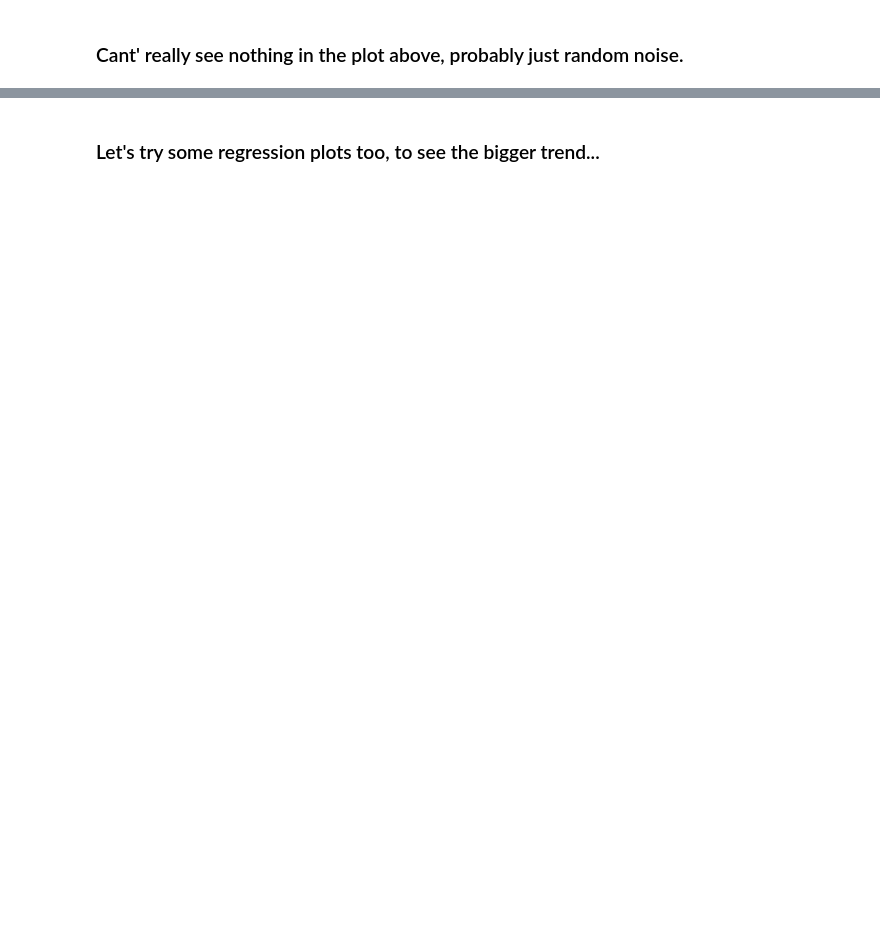
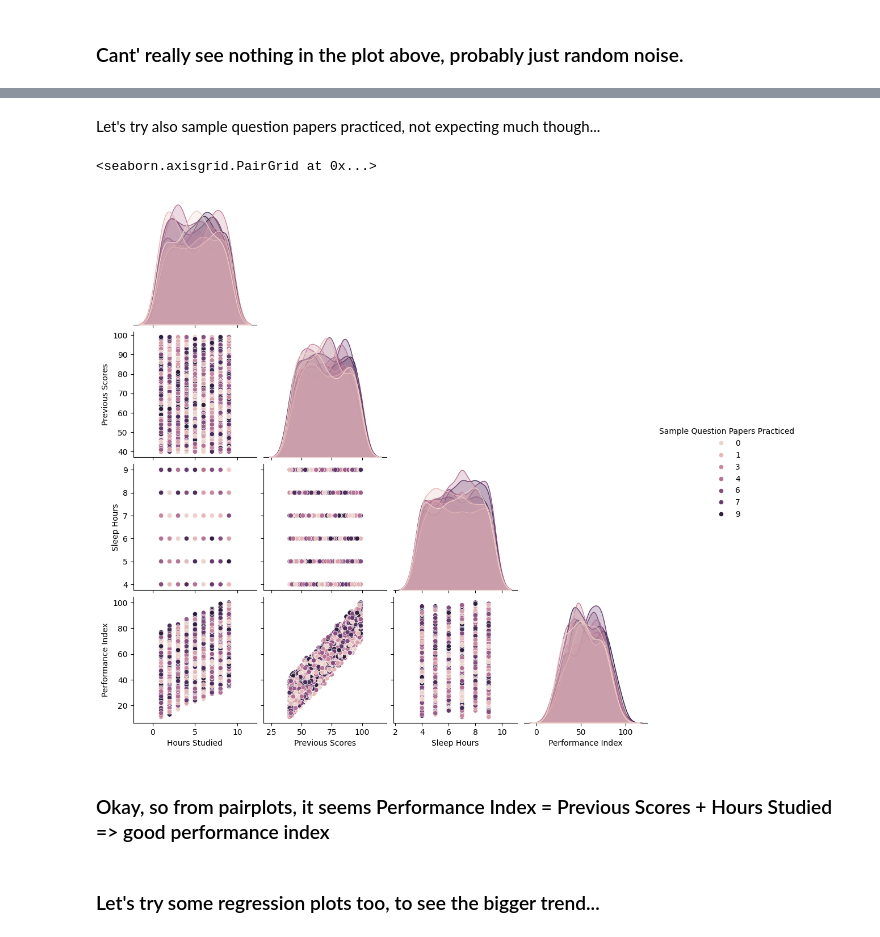
Before and after one commit to tuomasvaltanenLUAS/DataAnalytics2026, a Jupyter notebook: lecture8_analyzing_datasets/student_performance_analysis.ipynb, the cells around one changed output, grey strips where cells are left out. Cells and saved outputs as stored; diff of their text form; code cells hidden in the pictures; blank space fills up the shorter version.

```diff
--- a/lecture8_analyzing_datasets/student_performance_analysis.ipynb
+++ b/lecture8_analyzing_datasets/student_performance_analysis.ipynb
@@ -90,2 +106,12 @@ sns.pairplot(df_sample, corner=True, hue="Performance Index")
+# %% [markdown]
+Let's try also sample question papers practiced, not expecting much though...
+# %%
+# we can also see the previous scores vs hours studied, how smooth the gradient is from bottom left to top right
+sns.pairplot(df_sample, corner=True, hue="Sample Question Papers Practiced")
+# %% [output]
+<seaborn.axisgrid.PairGrid at 0x...>
+[figure, added]
+# %% [markdown]
+ ### Okay, so from pairplots, it seems Performance Index = Previous Scores + Hours Studied => good performance index
 # %% [markdown]
 ### Let's try some regression plots too, to see the bigger trend...
```
Also changed, not shown: parts of 24 cells of this notebook.
